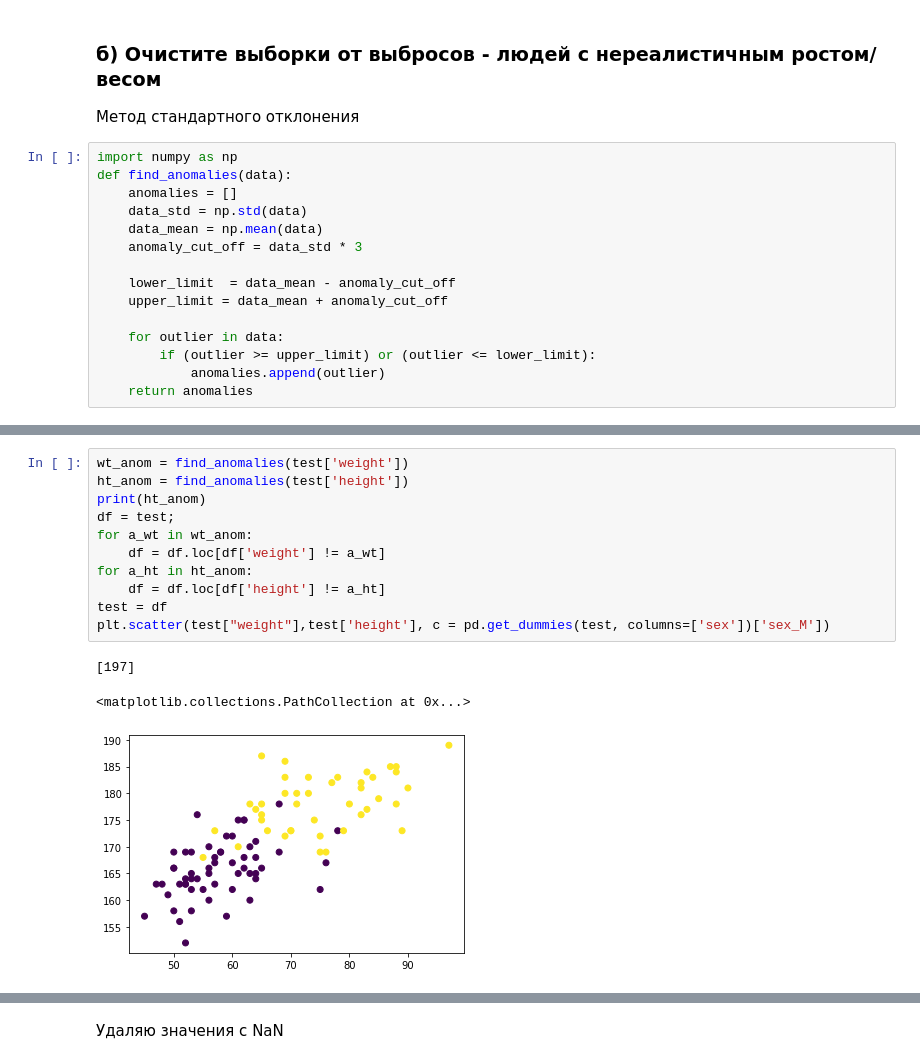
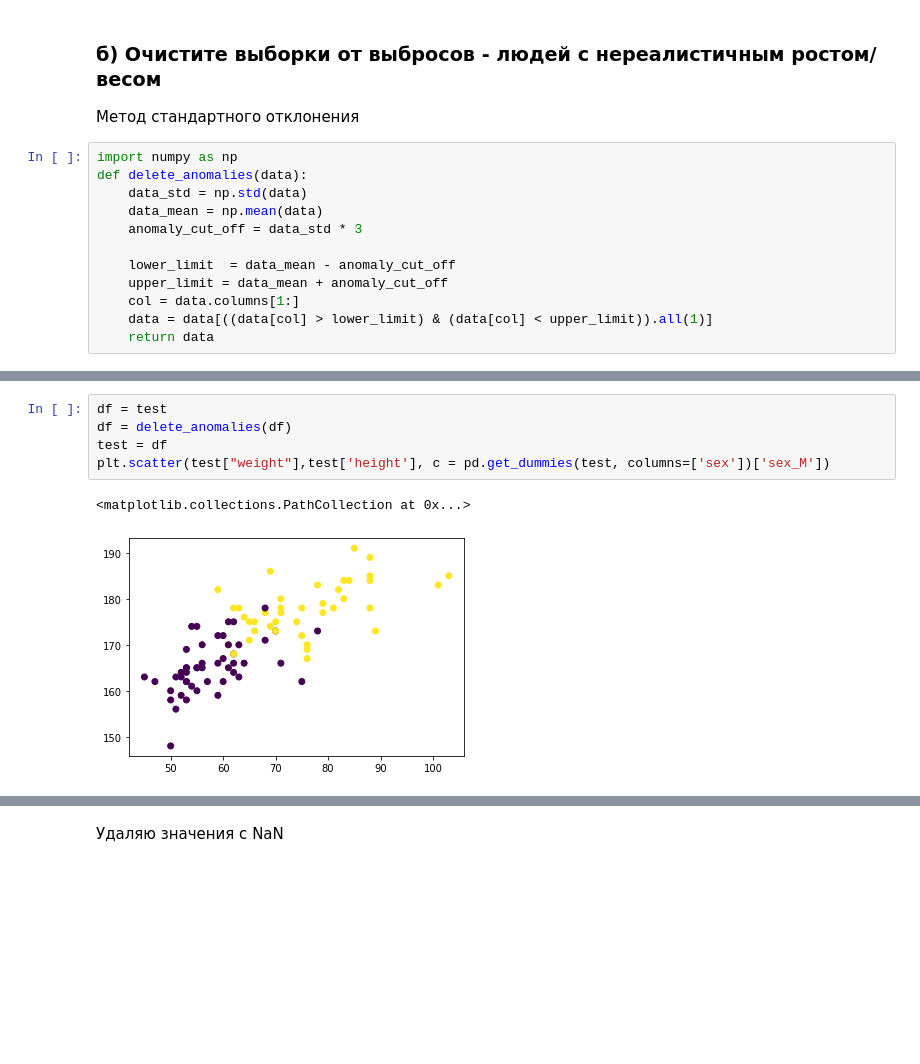
Before and after one commit to Artam0noff/ML_lab2, a Jupyter notebook: lab2_Artamonov_IDB_18_09.ipynb, the cells around one changed output, grey strips where cells are left out. Cells and saved outputs as stored; diff of their text form; blank space fills up the shorter version.

Commit message:
delete_anom

```diff
--- a/lab2_Artamonov_IDB_18_09.ipynb
+++ b/lab2_Artamonov_IDB_18_09.ipynb
@@ -57,19 +57,16 @@ print(proportion(test['sex']))
 Метод стандартного отклонения
 # %%
 import numpy as np
-def find_anomalies(data):
-    anomalies = []
+def delete_anomalies(data):
     data_std = np.std(data)
     data_mean = np.mean(data)
     anomaly_cut_off = data_std * 3
 
     lower_limit  = data_mean - anomaly_cut_off
     upper_limit = data_mean + anomaly_cut_off
-
-    for outlier in data:
-        if (outlier >= upper_limit) or (outlier <= lower_limit):
-            anomalies.append(outlier)
-    return anomalies
+    col = data.columns[1:]
+    data = data[((data[col] > lower_limit) & (data[col] < upper_limit)).all(1)]
+    return data
 # %%
 
 plt.scatter(train["weight"],train['height'], c = pd.get_dummies(train, columns=['sex'])['sex_M'])
@@ -115,18 +105,11 @@ plt.scatter(test["weight"],test['height'], c = pd.get_dummies(test, columns=['se
 # %%
-wt_anom = find_anomalies(test['weight'])
-ht_anom = find_anomalies(test['height'])
-print(ht_anom)
-df = test;
-for a_wt in wt_anom:
-    df = df.loc[df['weight'] != a_wt]
-for a_ht in ht_anom:
-    df = df.loc[df['height'] != a_ht]
+df = test
+df = delete_anomalies(df)
 test = df
 plt.scatter(test["weight"],test['height'], c = pd.get_dummies(test, columns=['sex'])['sex_M'])
 # %% [output]
-[197]
+<matplotlib.collections.PathCollection at 0x...>
-<matplotlib.collections.PathCollection at 0x...>
-[figure, old version]
+[figure, new version]
 # %%
 test
 # %% [output]
```
Also changed, not shown: parts of 23 cells of this notebook.
